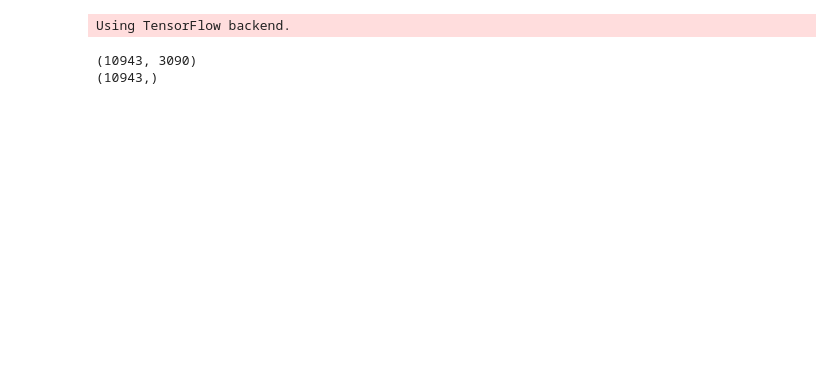
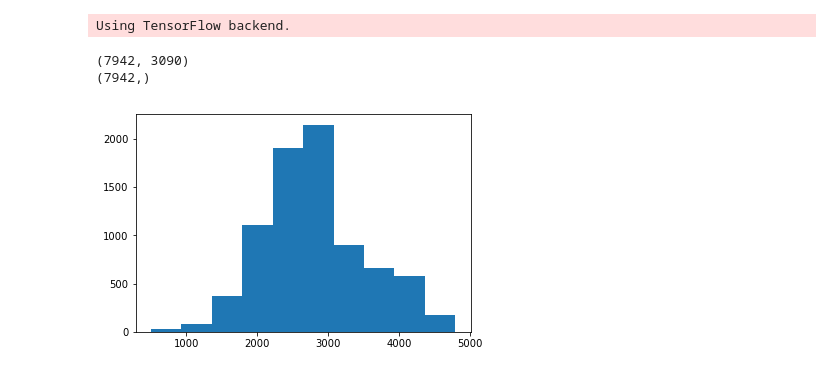
Before and after one commit to sshh12/OverwatchML, a Jupyter notebook: OverwatchPredictSR.ipynb, the cells around one changed output. Cells and saved outputs as stored; diff of their text form; code cells hidden in the pictures; blank space fills up the shorter version.

```diff
--- a/OverwatchPredictSR.ipynb
+++ b/OverwatchPredictSR.ipynb
@@ -56,20 +58,28 @@ def generate_players():
 
 def load_data(get_vector):
 
+    data_len = 0
+
     unscaled_X, unscaled_y = [], []
 
     for player in generate_players():
 
         rank = get_competitive_rank(player, 'us')
 
-        if rank:
+        if rank and rank > 100:
 
             playtime = player.json['us']['stats']['competitive']['game_stats']['time_played']
 
-            if playtime > 18:
+            if playtime > 25:
 
                 unscaled_X.append(get_vector(player, 'us'))
                 unscaled_y.append(rank)
+
+                data_len += 1
+
+                if data_len > 20000:
+
+                    break
 
     unscaled_X = np.array(unscaled_X, dtype=np.float64)
     unscaled_y = np.array(unscaled_y, dtype=np.float64)
@@ -93,6 +103,9 @@ def scale_data(unscaled_X, unscaled_y):
 
 def scale_data2(unscaled_X, unscaled_y):
 
+    plt.hist(unscaled_y)
+    plt.show()
+
     scaler_X = StandardScaler()
 
     X = scaler_X.fit_transform(unscaled_X)
@@ -260,14 +294,15 @@ def view(history):
 # %%
 # Run (Load)
 
-get_vector = lambda player, region : get_vector_herostats(player, region)
+if __name__ == "__main__":
 
-data = load_data(get_vector)
+    get_vector = lambda player, region : get_vector_herostats(player, region)
 
-X, y, scaler_X = scale_data2(*data)
+    X, y, scaler_X = scale_data2(*load_data(get_vector))
 # %% [output]
-(10943, 3090)
-(10943,)
+(7942, 3090)
+(7942,)
+[figure, added]
 # %%
 # Run (Train)
 
```
Also changed, not shown: parts of 8 cells of this notebook, 8 other files.
